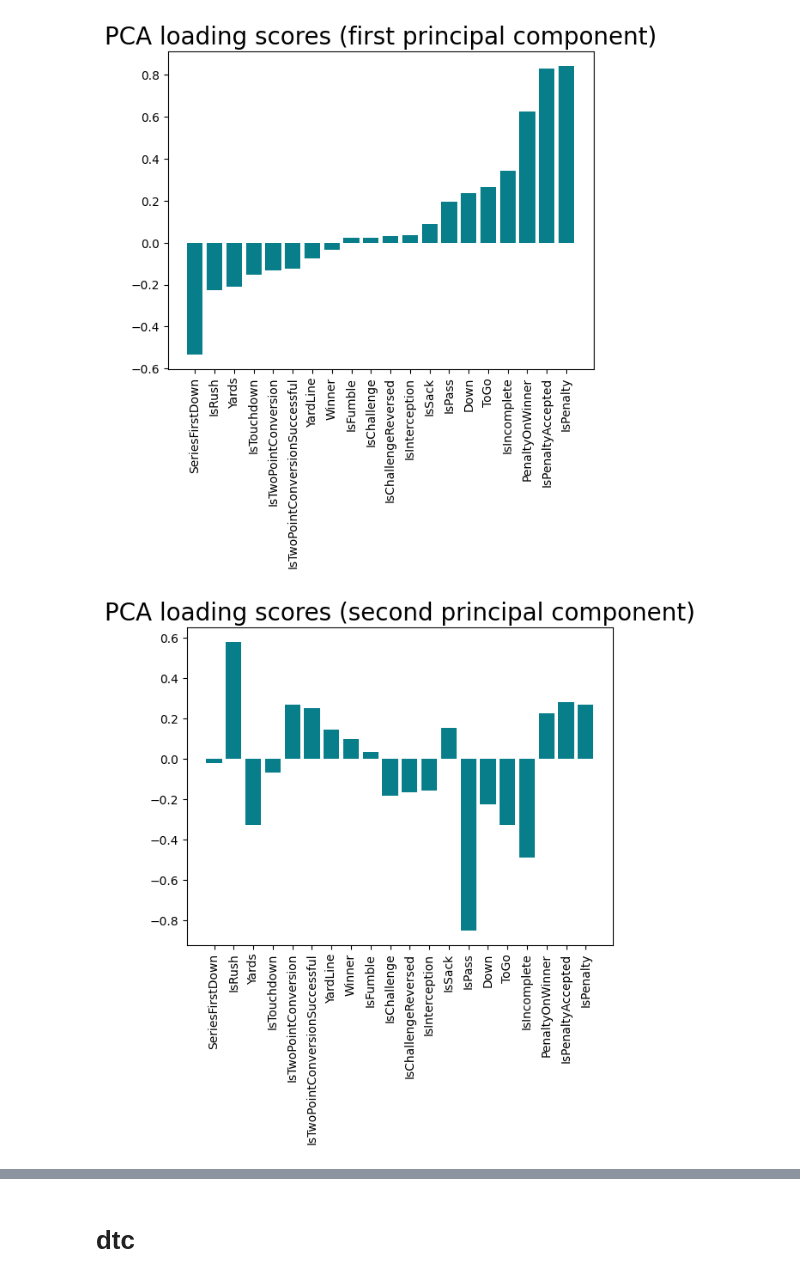
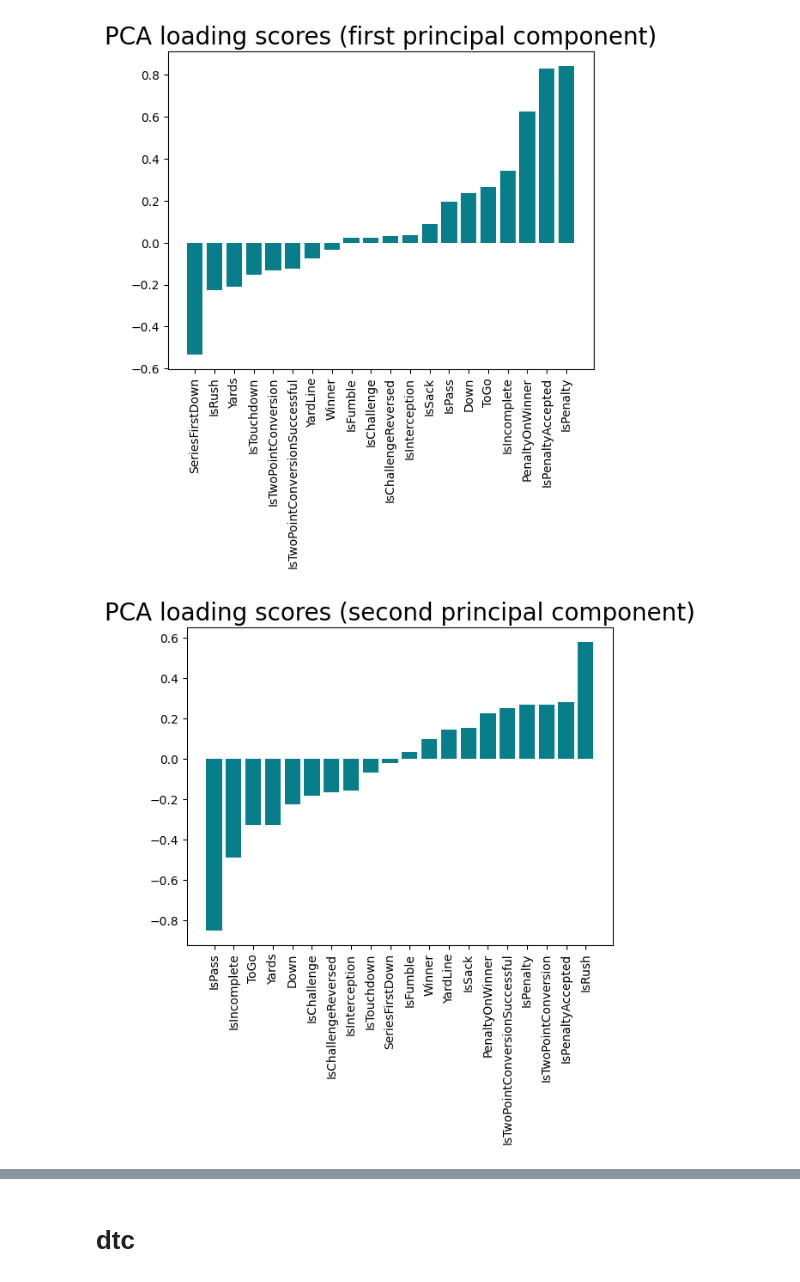
Before and after one commit to Pratik-Chaudhari-ggc/GT-Hacklytics, a Jupyter notebook: notebooks/dtc-notebook.ipynb, the cells around one changed output, grey strips where cells are left out. Saved outputs shown, nothing was run; the diff lists cells and outputs as text; code cells hidden in the pictures.

```diff
--- a/notebooks/dtc-notebook.ipynb
+++ b/notebooks/dtc-notebook.ipynb
@@ -85,7 +85,7 @@ plt.show()
 # plt.show()
 # %%
 loadings = pd.DataFrame(
-    data=pca1.components_.T * np.sqrt(pca1.explained_variance_),
+    data=pca.components_.T * np.sqrt(pca.explained_variance_),
     columns=[f'PC{i}' for i in range(1, len(X_train_pca.columns) + 1)],
     index=X_train_pca.columns
 )
@@ -109,13 +109,13 @@ plt.show()
 # %% [output]
 [figure]
 # %%
-pc1_loadings = loadings.sort_values(by='PC1', ascending=True)[['PC2']]
-pc1_loadings = pc1_loadings.reset_index()
-pc1_loadings.columns = ['Attribute', 'CorrelationWithPC1']
+pc2_loadings = loadings.sort_values(by='PC2', ascending=True)[['PC2']]
+pc2_loadings = pc2_loadings.reset_index()
+pc2_loadings.columns = ['Attribute', 'CorrelationWithPC2']
 
-plt.bar(x=pc1_loadings['Attribute'], height=pc1_loadings['CorrelationWithPC1'], color='#087E8B')
+plt.bar(x=pc2_loadings['Attribute'], height=pc2_loadings['CorrelationWithPC2'], color='#087E8B')
 plt.title('PCA loading scores (second principal component)', size=20)
 plt.xticks(rotation='vertical')
 plt.show()
 # %% [output]
-[figure, old version]
+[figure, new version]
```
Also changed, not shown: parts of 5 cells of this notebook.
